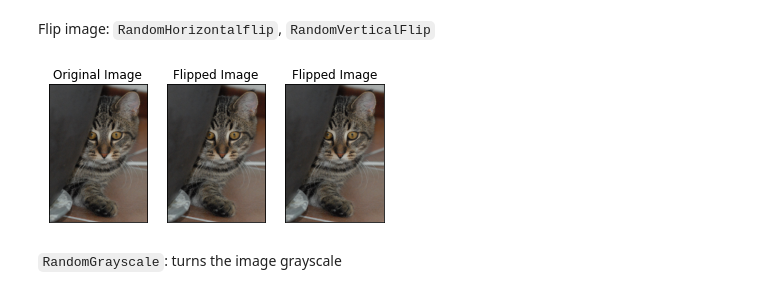
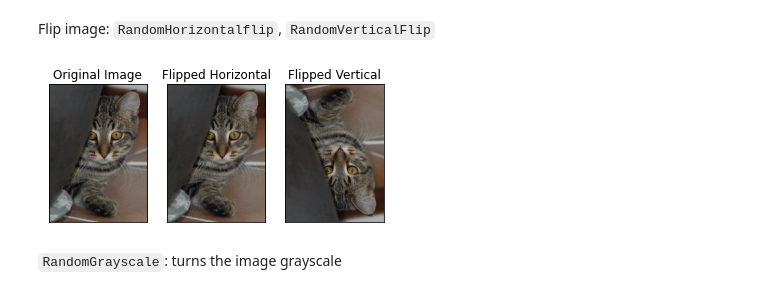
Before and after one commit to niklaust/Deep_Learning, a Jupyter notebook: PyTorch_for_Deep_Learning_notebook_of_nikluast.ipynb, the cells around one changed output. Drawn from its saved outputs; the diff is of its cells as text; code cells hidden in the pictures.

```diff
--- a/PyTorch_for_Deep_Learning_notebook_of_nikluast.ipynb
+++ b/PyTorch_for_Deep_Learning_notebook_of_nikluast.ipynb
@@ -1083,25 +1083,26 @@ plt.show()
 # %% [markdown]
 Flip image: `RandomHorizontalflip`, `RandomVerticalFlip`
 # %%
-flip_transform = transforms.Compose([transforms.RandomHorizontalFlip(p=0.5),
-                                     transforms.RandomVerticalFlip(p=0.5)])
+flip_hor_transform = transforms.RandomHorizontalFlip(p=0.7)
+flip_ver_transform = transforms.RandomVerticalFlip(p=0.5)
 
-transformed_img = flip_transform(img)
+flip_hor_img = flip_hor_transform(img)
+flip_ver_img = flip_ver_transform(img)
 # %%
 fig, axs = plt.subplots(1, 3)
 axs[0].imshow(img)
 axs[0].set_title("Original Image")
-axs[1].imshow(transformed_img)
-axs[1].set_title("Flipped Image")
-axs[2].imshow(transformed_img)
-axs[2].set_title("Flipped Image")
+axs[1].imshow(flip_hor_img)
+axs[1].set_title("Flipped Horizontal")
+axs[2].imshow(flip_ver_img)
+axs[2].set_title("Flipped Vertical")
 for ax in axs:
     ax.set_xticks([])
     ax.set_yticks([])
 
 plt.show()
 # %% [output]
-[figure, old version]
+[figure, new version]
 # %% [markdown]
 `RandomGrayscale`: turns the image grayscale
 # %%
```
Also changed, not shown: parts of 4 cells of this notebook.
